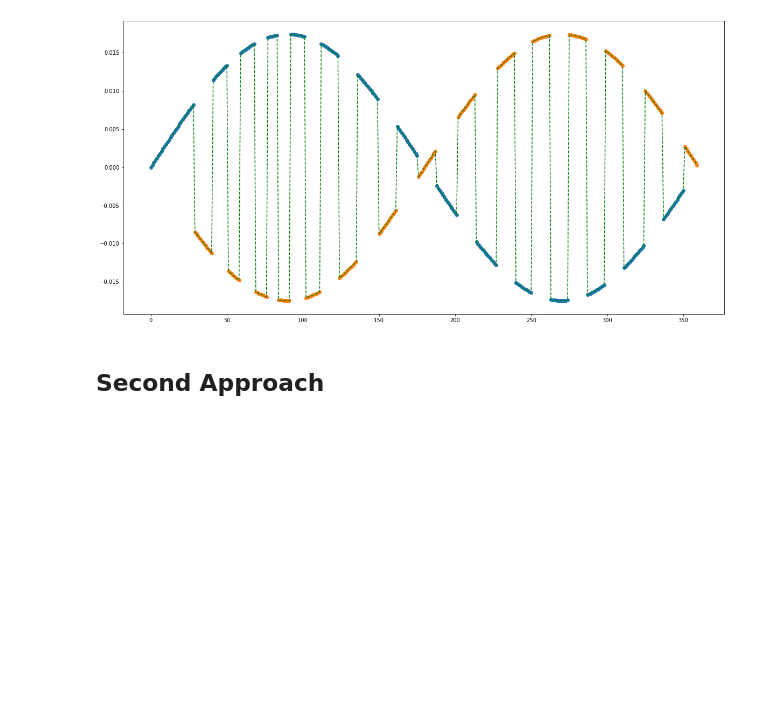
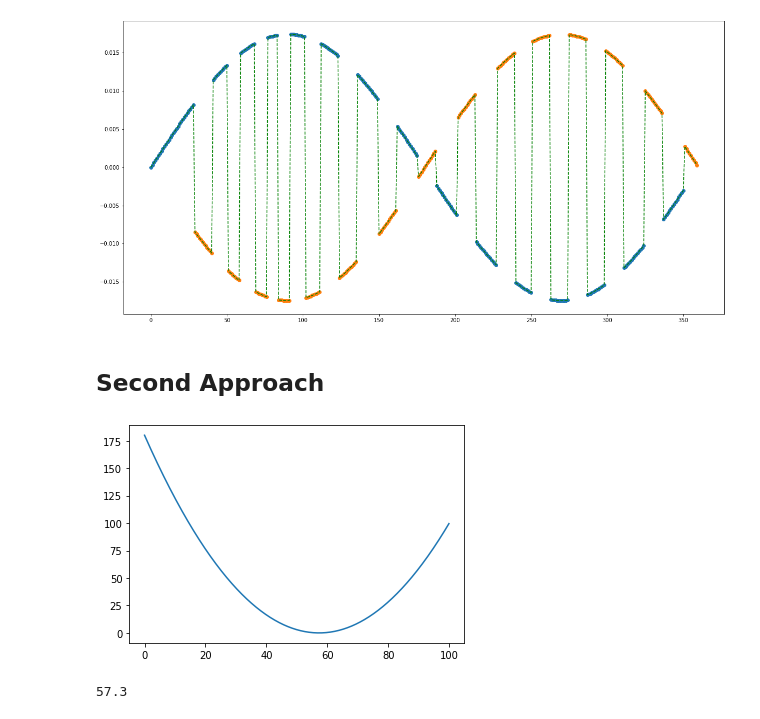
Before and after one commit to DominikMAI/Interpolation, a Jupyter notebook: Ruch.ipynb, the cells around one changed output. Drawn from its saved outputs; the diff is of its cells as text; code cells hidden in the pictures; blank space fills up the shorter version.

```diff
--- a/Ruch.ipynb
+++ b/Ruch.ipynb
@@ -168,3 +179,24 @@ plt.show()
+# %%
+def Rescale():
+    Id=[]
+    Variance = []
+    decay = 10
+    for i in range(1000):
+        ruch['errors'] = (ruch['spline']*(i/10) - ruch['time'])**2
+        Id.append(i/10)
+        Variance.append(ruch['errors'].sum())
+        decay=ruch['errors'].sum()
+
+    plt.plot(Id, Variance)
+    plt.show()
+    a = np.argmin(Variance)
+    return Id[a]
+
+rescale = Rescale()
+rescale
+# %% [output]
+[figure, added]
+57.3
 # %%
 fig = plt.figure(figsize=(20, 10))
 plt.scatter(ruch['step'],(ruch['time']**2)**0.5)
```
Also changed, not shown: parts of 11 cells of this notebook.
